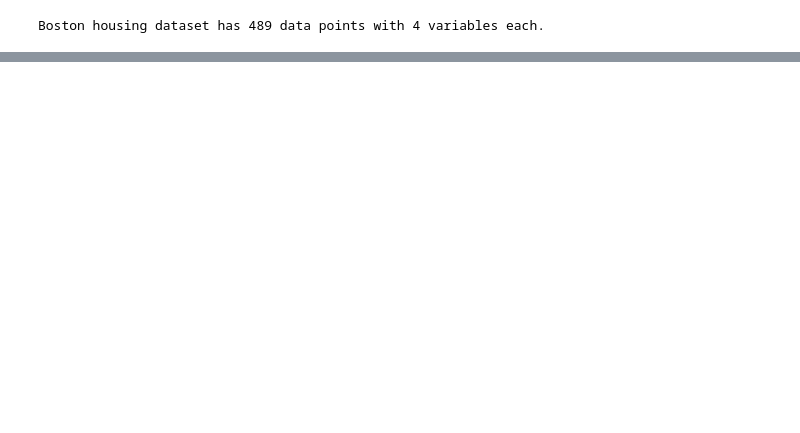
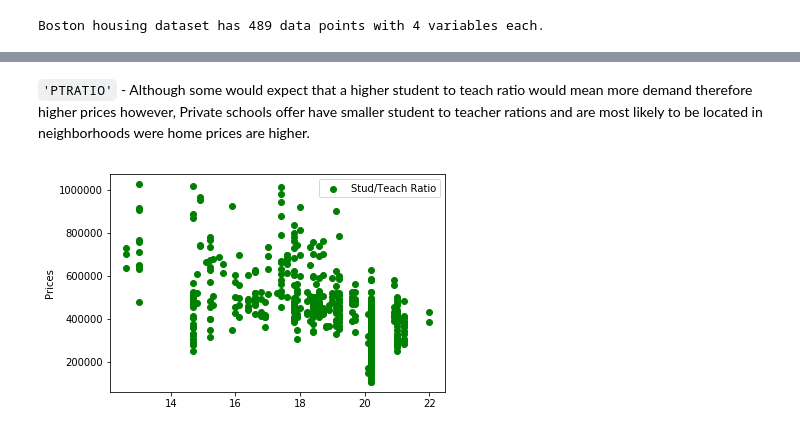
Before and after one commit to dimtirie13/machine_learning, a Jupyter notebook: boston_housing/boston_housing.ipynb, the cells around one changed output, grey strips where cells are left out. Saved outputs shown, nothing was run; the diff lists cells and outputs as text; code cells hidden in the pictures; blank space fills up the shorter version.

```diff
--- a/boston_housing/boston_housing.ipynb
+++ b/boston_housing/boston_housing.ipynb
@@ -39,0 +79,9 @@ data
+# %% [markdown]
+`'PTRATIO'` - Although some would expect that a higher student to teach ratio would mean more demand therefore higher prices however, Private schools offer have smaller student to teacher rations and are most likely to be located in neighborhoods were home prices are higher.
+# %%
+ plt.scatter(features.PTRATIO,prices,color='green',label='Stud/Teach Ratio')
+plt.ylabel('Prices')
+plt.legend()
+plt.show()
+# %% [output]
+[figure, added]
```
Also changed, not shown: parts of 20 cells of this notebook, 1 other file.
